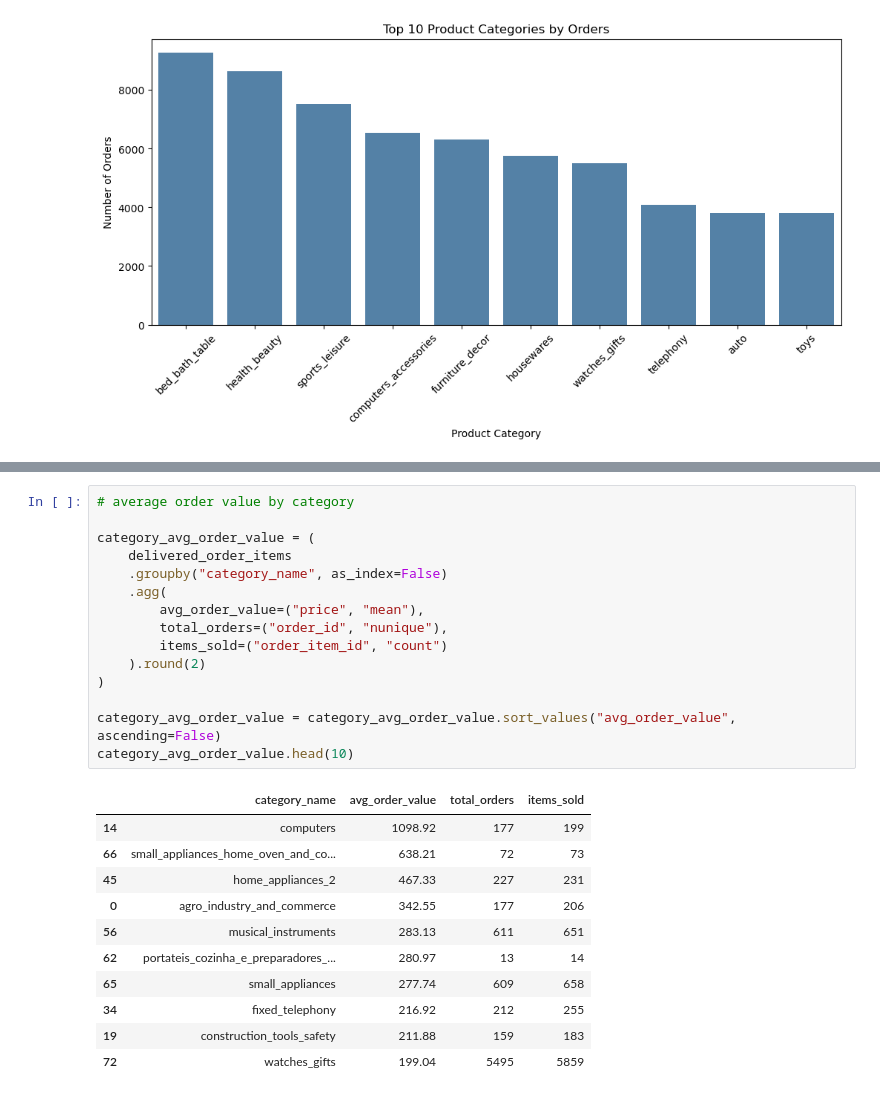
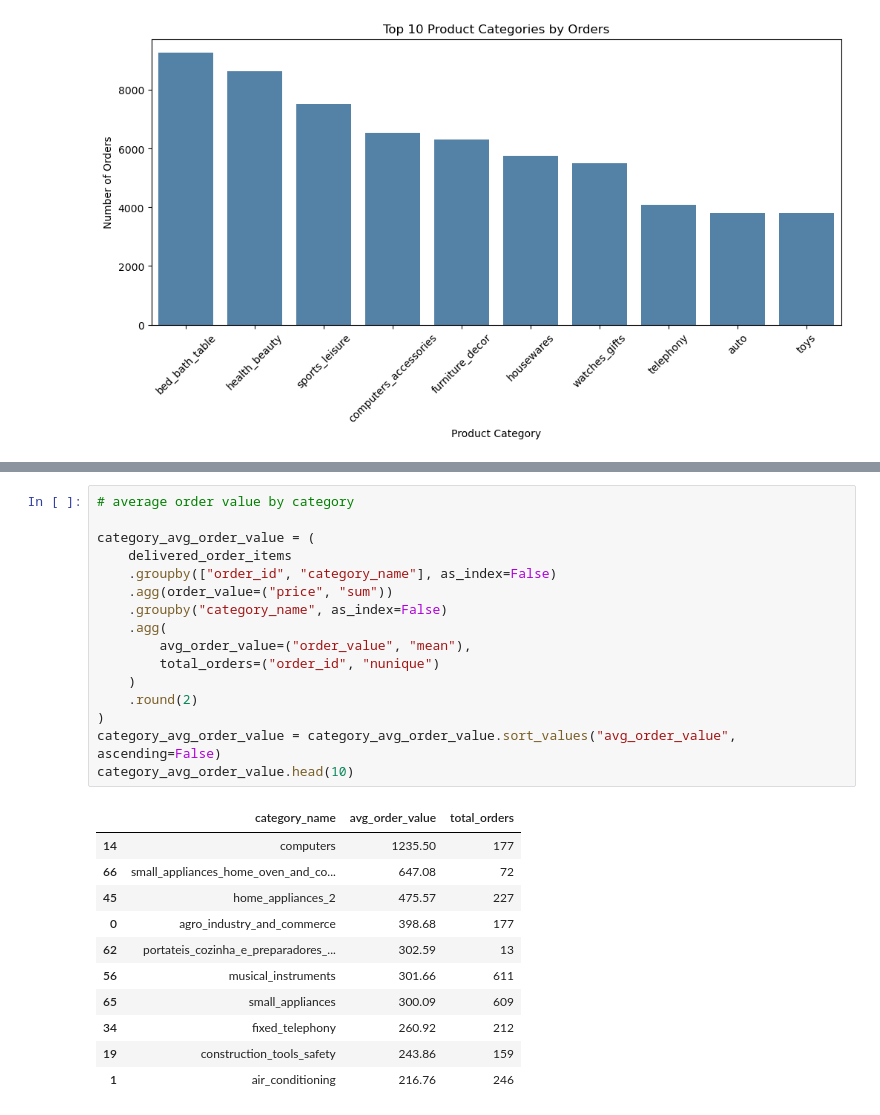
Before and after one commit to albaazaadnan/olist-ecommerce-analytics, a Jupyter notebook: notebooks/02_eda.ipynb, the cells around one changed output, grey strips where cells are left out. Cells and saved outputs as stored; diff of their text form.

```diff
--- a/notebooks/02_eda.ipynb
+++ b/notebooks/02_eda.ipynb
@@ -418,30 +434,31 @@ plt.show()
 # %%
 # average order value by category
 
 category_avg_order_value = (
     delivered_order_items
+    .groupby(["order_id", "category_name"], as_index=False)
+    .agg(order_value=("price", "sum"))
     .groupby("category_name", as_index=False)
     .agg(
-        avg_order_value=("price", "mean"),
-        total_orders=("order_id", "nunique"),
-        items_sold=("order_item_id", "count")
-    ).round(2)
+        avg_order_value=("order_value", "mean"),
+        total_orders=("order_id", "nunique")
+    )
+    .round(2)
 )
-
 category_avg_order_value = category_avg_order_value.sort_values("avg_order_value", ascending=False)
 category_avg_order_value.head(10)
 # %% [output]
-|  | category_name | avg_order_value | total_orders | items_sold |
-| 14 | computers | 1098.92 | 177 | 199 |
-| 66 | small_appliances_home_oven_and_co... | 638.21 | 72 | 73 |
-| 45 | home_appliances_2 | 467.33 | 227 | 231 |
-| 0 | agro_industry_and_commerce | 342.55 | 177 | 206 |
-| 56 | musical_instruments | 283.13 | 611 | 651 |
-| 62 | portateis_cozinha_e_preparadores_... | 280.97 | 13 | 14 |
-| 65 | small_appliances | 277.74 | 609 | 658 |
-| 34 | fixed_telephony | 216.92 | 212 | 255 |
-| 19 | construction_tools_safety | 211.88 | 159 | 183 |
-| 72 | watches_gifts | 199.04 | 5495 | 5859 |
+|  | category_name | avg_order_value | total_orders |
+| 14 | computers | 1235.50 | 177 |
+| 66 | small_appliances_home_oven_and_co... | 647.08 | 72 |
+| 45 | home_appliances_2 | 475.57 | 227 |
+| 0 | agro_industry_and_commerce | 398.68 | 177 |
+| 62 | portateis_cozinha_e_preparadores_... | 302.59 | 13 |
+| 56 | musical_instruments | 301.66 | 611 |
+| 65 | small_appliances | 300.09 | 609 |
+| 34 | fixed_telephony | 260.92 | 212 |
+| 19 | construction_tools_safety | 243.86 | 159 |
+| 1 | air_conditioning | 216.76 | 246 |
 # %% [markdown]
 #### Product and Category Performance Observation
 
```
Also changed, not shown: parts of 20 cells of this notebook.
